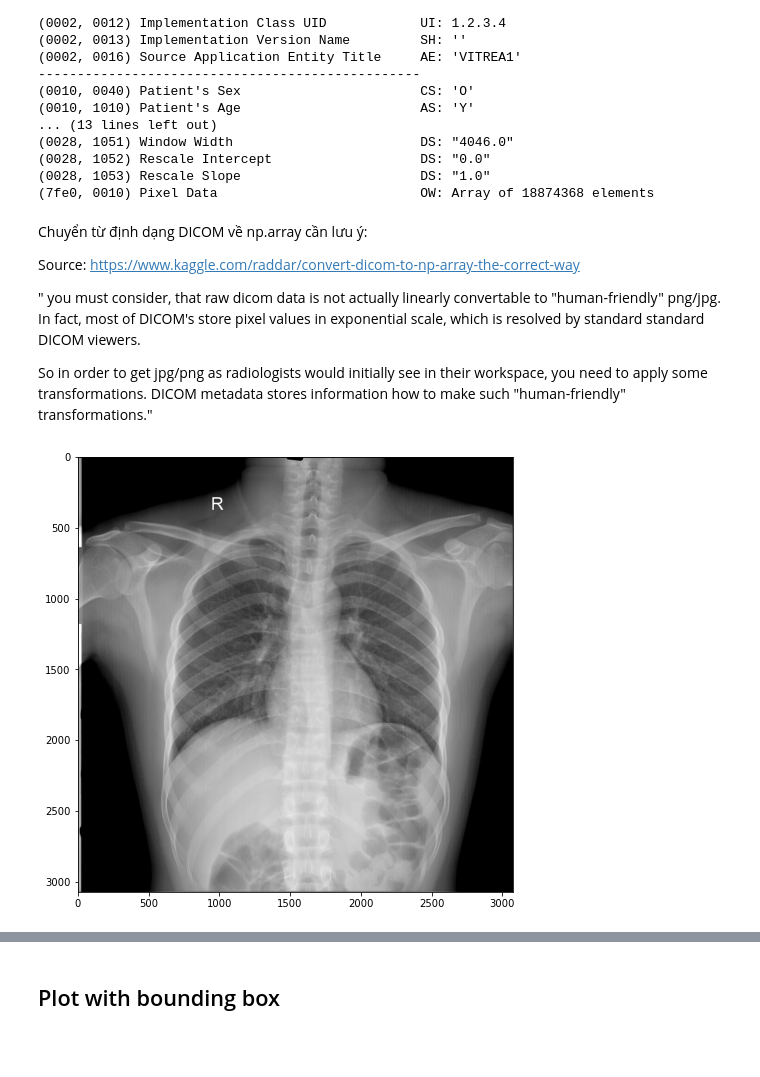
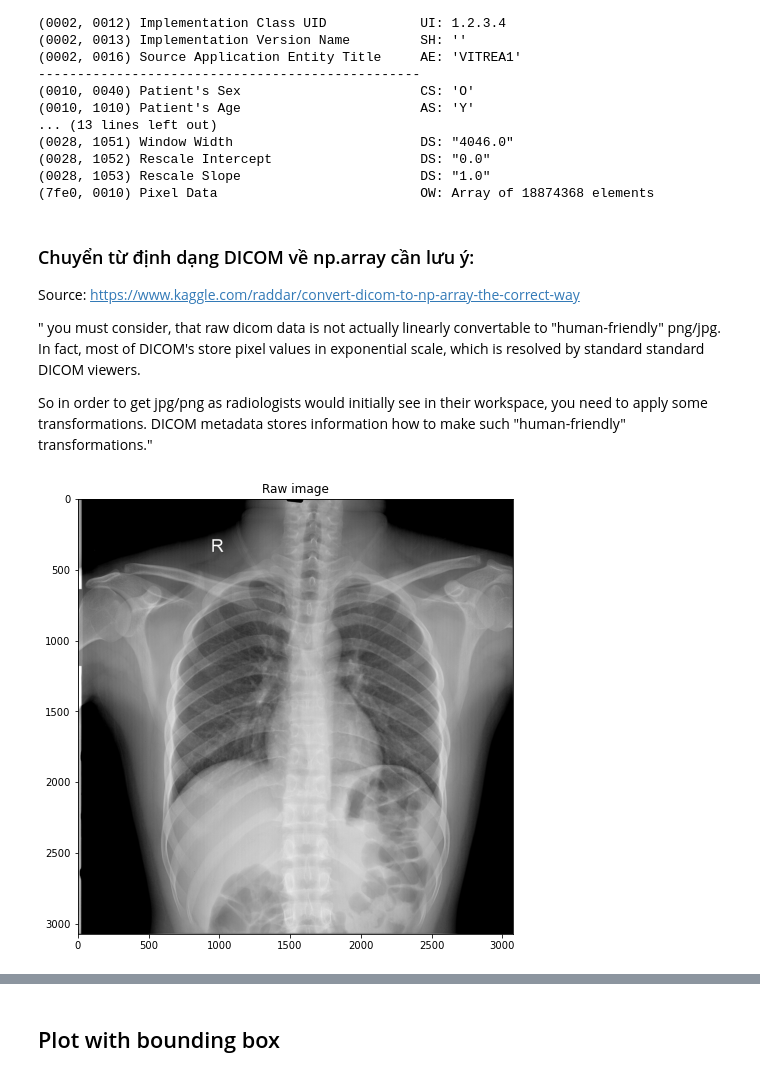
Before and after one commit to daitranskku/chest_x_ray_abnormalities_detection, a Jupyter notebook: EDA.ipynb, the cells around one changed output, grey strips where cells are left out. Cells and saved outputs as stored; diff of their text form; code cells hidden in the pictures; blank space fills up the shorter version.

```diff
--- a/EDA.ipynb
+++ b/EDA.ipynb
@@ -150,7 +151,7 @@ Dataset.file_meta -------------------------------
 (0028, 1053) Rescale Slope                       DS: "1.0"
 (7fe0, 0010) Pixel Data                          OW: Array of 18874368 elements
 # %% [markdown]
-Chuyển từ định dạng DICOM về np.array cần lưu ý:
+### Chuyển từ định dạng DICOM về np.array cần lưu ý:
 
 Source: https://www.kaggle.com/raddar/convert-dicom-to-np-array-the-correct-way
 
@@ -177,10 +178,11 @@ def dicom2array(path, voi_lut=True, fix_monochrome=True):
 
     return data
 # %%
-imgs = dicom2array(TRAIN_DICOM_PATHS[2])
+img = dicom2array(TRAIN_DICOM_PATHS[2])
 # %%
 plt.figure(figsize = (8,8))
-plt.imshow(imgs, 'gray')
+plt.imshow(img, 'gray')
+plt.title('Raw image')
 plt.show()
 # %% [output]
-[figure, old version]
+[figure, new version]
```
Also changed, not shown: parts of 9 cells of this notebook.
